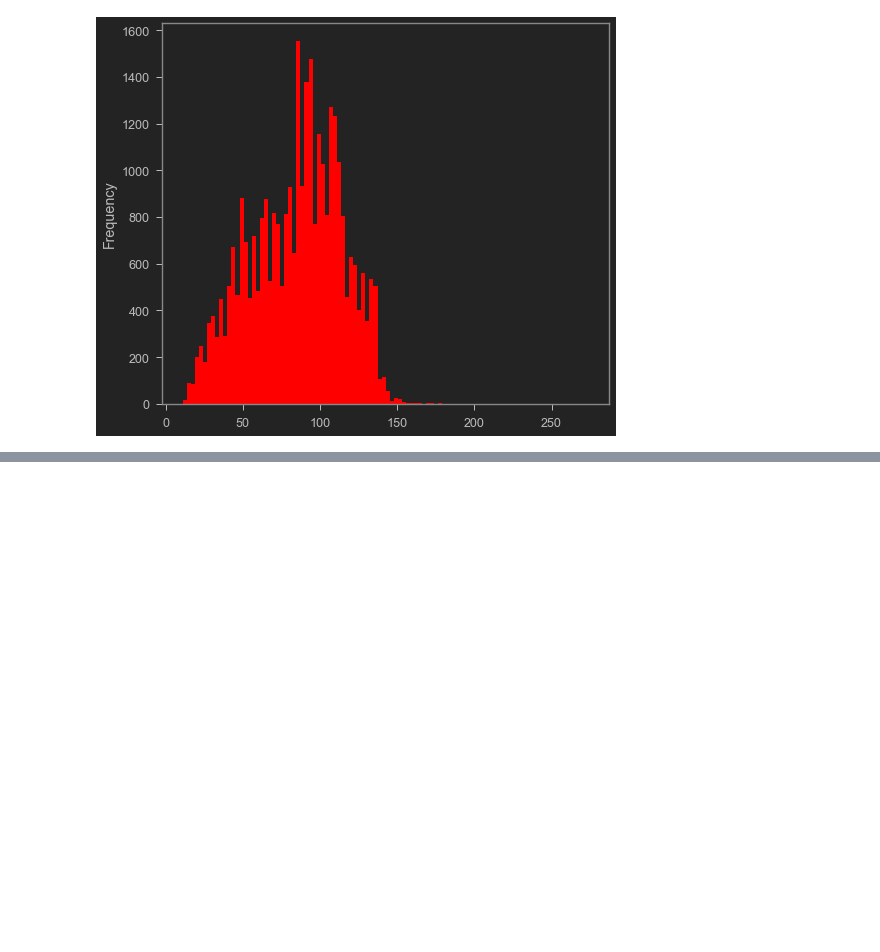
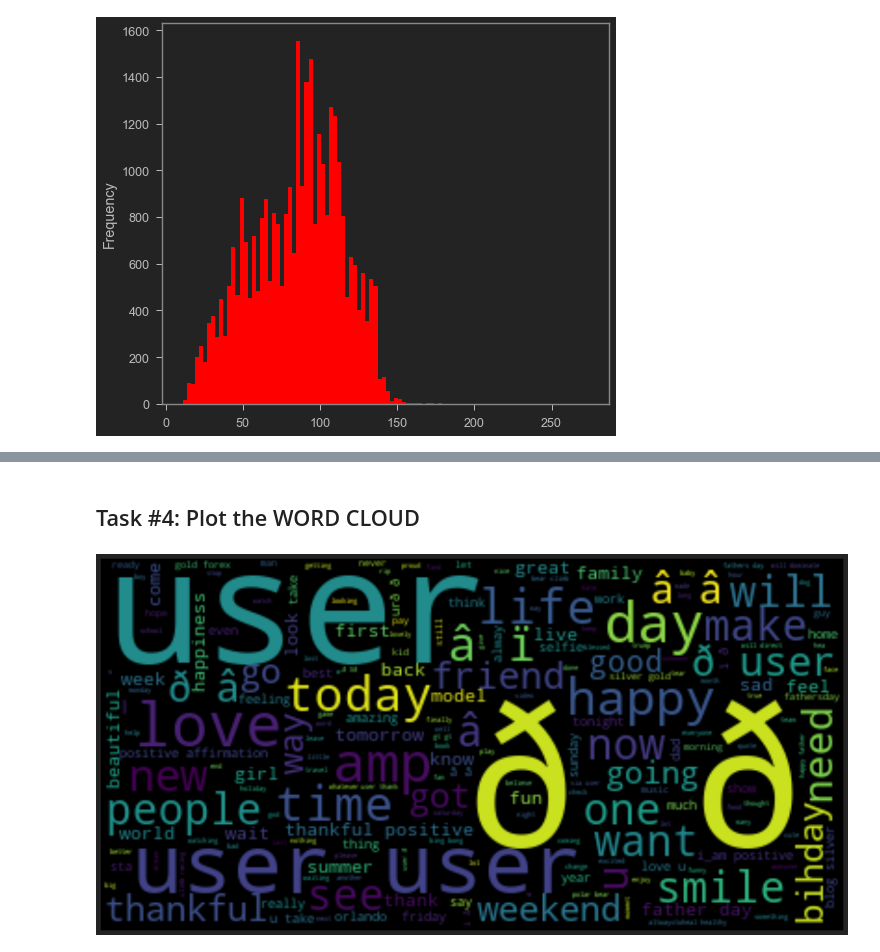
Before and after one commit to sabheen9/Sentiment-Analysis, a Jupyter notebook: sentiment_analysis.ipynb, the cells around one changed output, grey strips where cells are left out. Saved outputs shown, nothing was run; the diff lists cells and outputs as text; code cells hidden in the pictures; blank space fills up the shorter version.

```diff
--- a/sentiment_analysis.ipynb
+++ b/sentiment_analysis.ipynb
@@ -207,0 +214,18 @@ tweets_df['length'].plot(bins=100,kind='hist',color='red')
+# %% [markdown]
+## Task #4: Plot the WORD CLOUD
+# %%
+# generating positive cloud by using negative tweets
+
+positive=tweets_df[tweets_df['label']==0] # finding out the positive tweets
+
+positive_tweets=positive['tweet'].to_list() # converting positive tweets into list
+all_in_one_positive_tweets=" ".join(positive_tweets) # joining all the list to make a sentence
+
+positive_wordcloud=WordCloud().generate(all_in_one_positive_tweets) # now generating cloud
+
+plt.figure(figsize=(20,20))
+plt.imshow(positive_wordcloud,interpolation="bilinear")
+plt.axis("off")
+plt.show()
+# %% [output]
+[figure, added]
```
Also changed, not shown: parts of 3 cells of this notebook.
